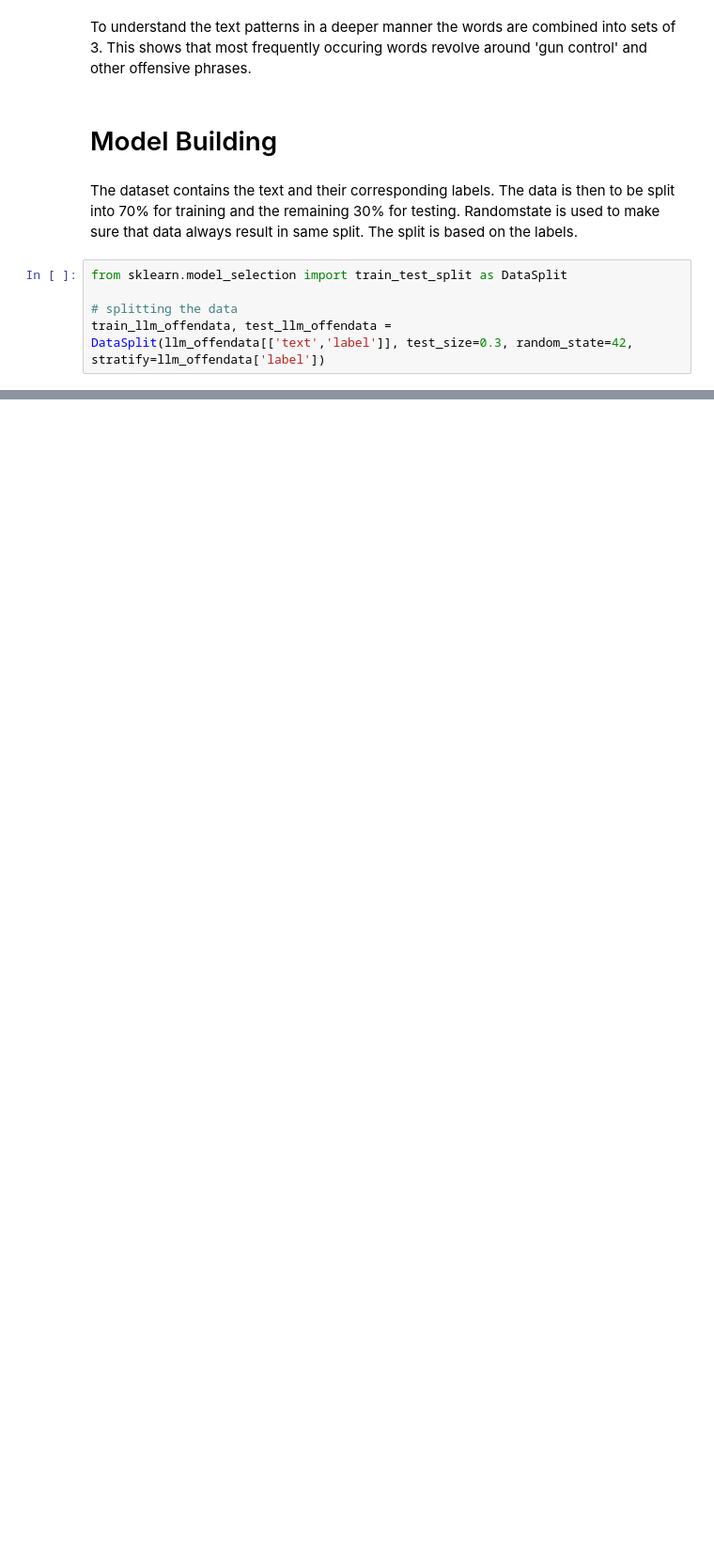
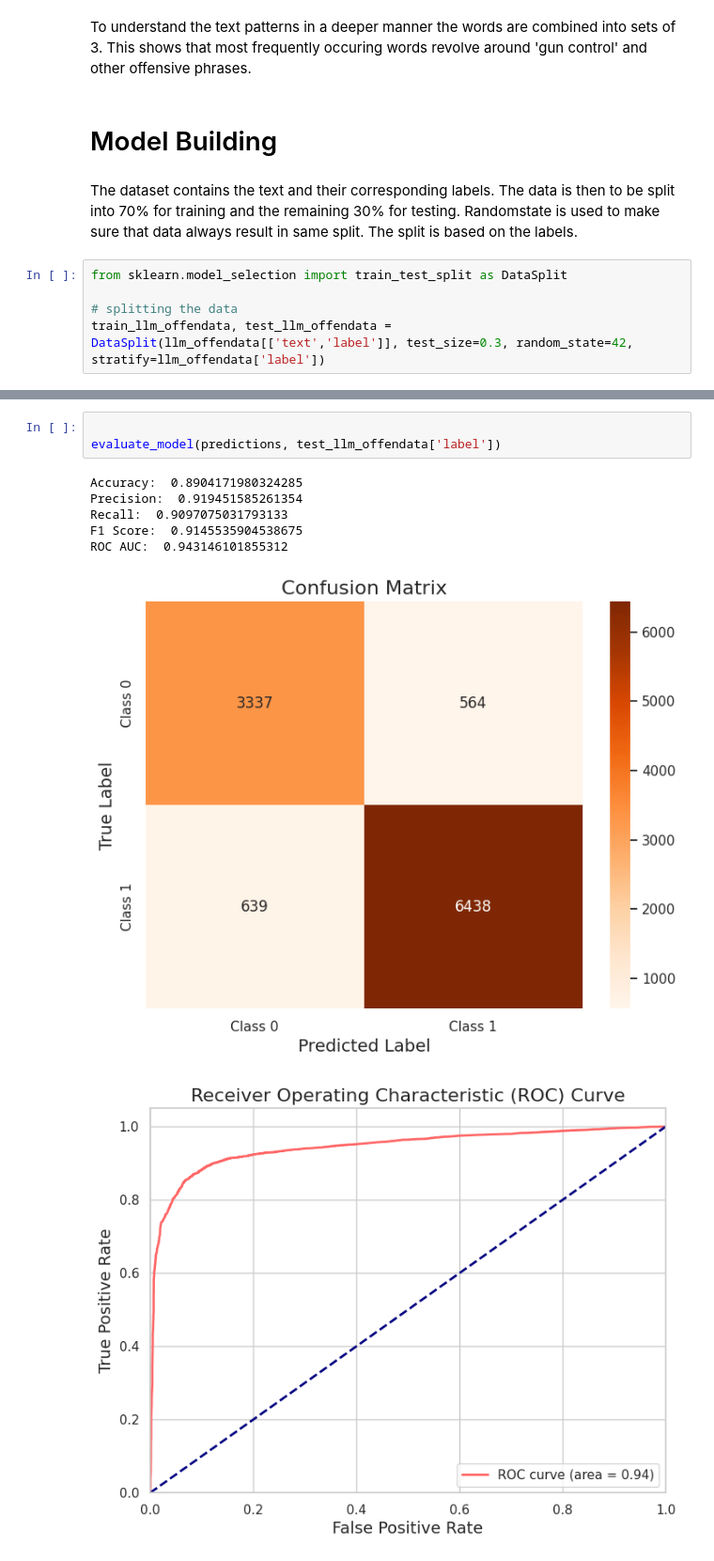
Before and after one commit to sumanapalle065/LLM-Assign3, a Jupyter notebook: LLM_Assign3.ipynb, the cells around one changed output, grey strips where cells are left out. Shown at 94% size. Cells and saved outputs as stored; diff of their text form; blank space fills up the shorter version.

```diff
--- a/LLM_Assign3.ipynb
+++ b/LLM_Assign3.ipynb
@@ -410,0 +490,11 @@ TrainOutput(global_step=8010, training_loss=0.08490739910724979, metrics={'train
+# %%
+
+evaluate_model(predictions, test_llm_offendata['label'])
+# %% [output]
+Accuracy:  0.8904171980324285
+Precision:  0.919451585261354
+Recall:  0.9097075031793133
+F1 Score:  0.9145535904538675
+ROC AUC:  0.943146101855312
+[figure, added]
+[figure, added]
```
Also changed, not shown: parts of 10 cells of this notebook.
